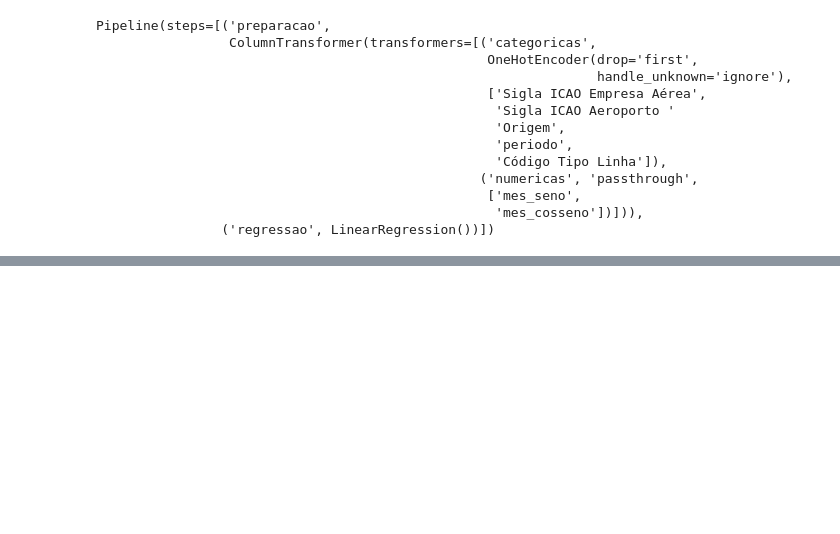
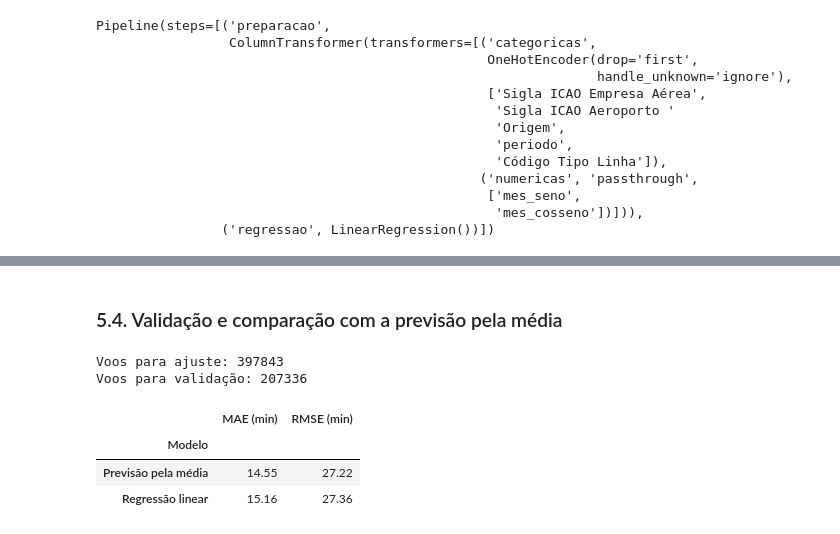
Before and after one commit to Matex0406/Projeto_2_CB, a Jupyter notebook: Projeto_2_CB.ipynb, the cells around one changed output, grey strips where cells are left out. Saved outputs shown, nothing was run; the diff lists cells and outputs as text; code cells hidden in the pictures; blank space fills up the shorter version.

```diff
--- a/Projeto_2_CB.ipynb
+++ b/Projeto_2_CB.ipynb
@@ -574,0 +652,56 @@ Note: you may need to restart the kernel to use updated packages.
+# %% [markdown]
+### 5.4. Validação e comparação com a previsão pela média
+# %%
+corte_validacao = pd.Timestamp("2025-07-01")
+
+# As datas estão alinhadas com os índices de X_treino
+datas = treino.loc[X_treino.index, "Partida Prevista"]
+
+ajuste = datas < corte_validacao
+
+X_ajuste = X_treino.loc[ajuste].copy()
+y_ajuste = y_treino.loc[ajuste].copy()
+
+X_validacao = X_treino.loc[~ajuste].copy()
+y_validacao = y_treino.loc[~ajuste].copy()
+
+print("Voos para ajuste:", len(X_ajuste))
+print("Voos para validação:", len(X_validacao))
+# %% [output]
+Voos para ajuste: 397843
+Voos para validação: 207336
+# %%
+from sklearn.base import clone
+
+# Copia a configuração, sem levar o aprendizado anterior
+modelo_validacao = clone(modelo_linear)
+
+modelo_validacao.fit(X_ajuste, y_ajuste)
+
+previsao_regressao = modelo_validacao.predict(X_validacao)
+# %%
+previsao_media = np.full(
+    len(y_validacao),
+    y_ajuste.mean()
+)
+# %%
+from sklearn.metrics import mean_absolute_error, mean_squared_error
+
+resultados_validacao = pd.DataFrame({
+    "Modelo": ["Previsão pela média", "Regressão linear"],
+    "MAE (min)": [
+        mean_absolute_error(y_validacao, previsao_media),
+        mean_absolute_error(y_validacao, previsao_regressao)
+    ],
+    "RMSE (min)": [
+        np.sqrt(mean_squared_error(y_validacao, previsao_media)),
+        np.sqrt(mean_squared_error(y_validacao, previsao_regressao))
+    ]
+}).set_index("Modelo")
+
+resultados_validacao.round(2)
+# %% [output]
+|  | MAE (min) | RMSE (min) |
+| Modelo |  |  |
+| Previsão pela média | 14.55 | 27.22 |
+| Regressão linear | 15.16 | 27.36 |
```
Also changed, not shown: parts of 13 cells of this notebook.
